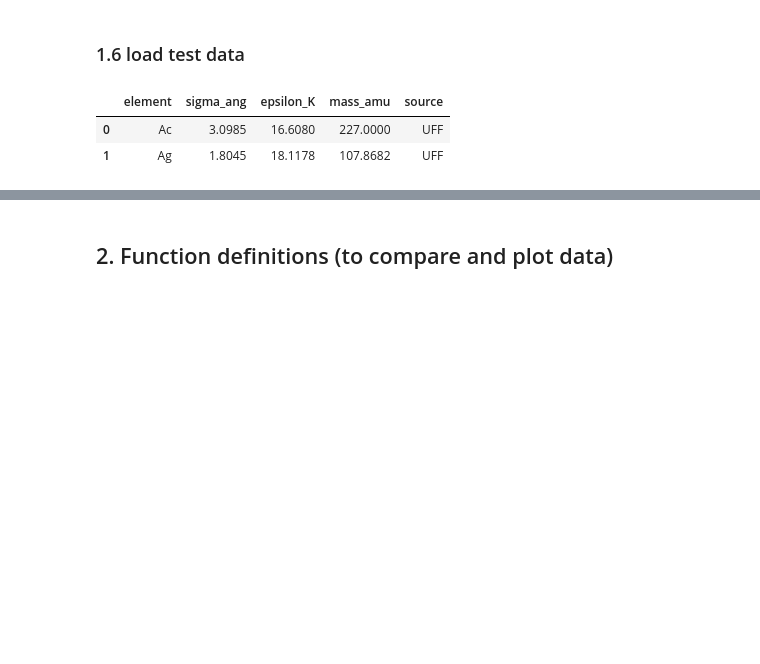
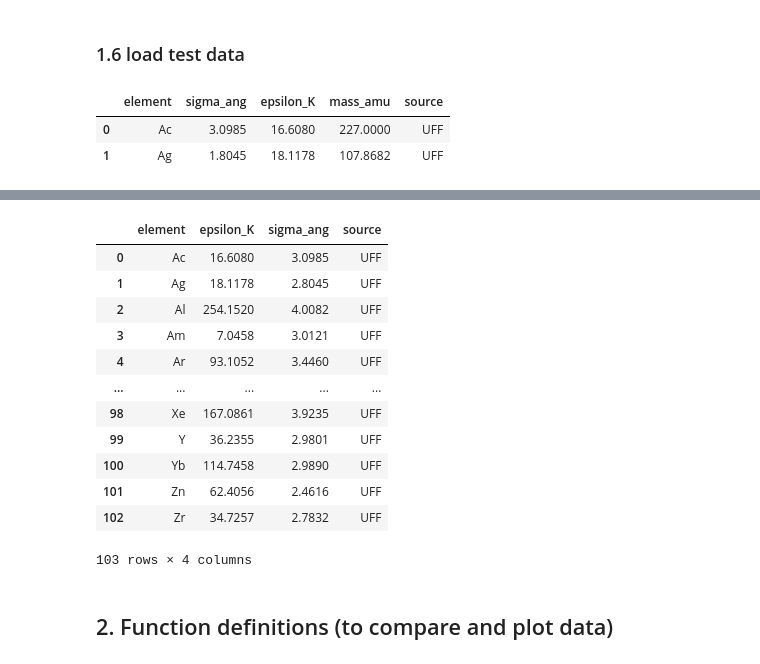
Before and after one commit to bebuhk/force_field_parameters, a Jupyter notebook: check_ff_parameter.ipynb, the cells around one changed output, grey strips where cells are left out. Cells and saved outputs as stored; diff of their text form; code cells hidden in the pictures; blank space fills up the shorter version.

```diff
--- a/check_ff_parameter.ipynb
+++ b/check_ff_parameter.ipynb
@@ -456,3 +475,20 @@ test_ff
+# %%
+# drop fluid elements (keep only rows where source contains "DREIDING" or "UFF")
+raspa2_vincent[~raspa2_vincent["source"].isna() & raspa2_vincent["source"].str.contains("DREIDING|UFF")]
+# %% [output]
+|  | element | epsilon_K | sigma_ang | source |
+| 0 | Ac | 16.6080 | 3.0985 | UFF |
+| 1 | Ag | 18.1178 | 2.8045 | UFF |
+| 2 | Al | 254.1520 | 4.0082 | UFF |
+| 3 | Am | 7.0458 | 3.0121 | UFF |
+| 4 | Ar | 93.1052 | 3.4460 | UFF |
+| ... | ... | ... | ... | ... |
+| 98 | Xe | 167.0861 | 3.9235 | UFF |
+| 99 | Y | 36.2355 | 2.9801 | UFF |
+| 100 | Yb | 114.7458 | 2.9890 | UFF |
+| 101 | Zn | 62.4056 | 2.4616 | UFF |
+| 102 | Zr | 34.7257 | 2.7832 | UFF |
+103 rows × 4 columns
 # %% [markdown]
 ## 2. Function definitions (to compare and plot data)
 # %% [markdown]
```
Also changed, not shown: parts of 27 cells of this notebook, 2 other files.
